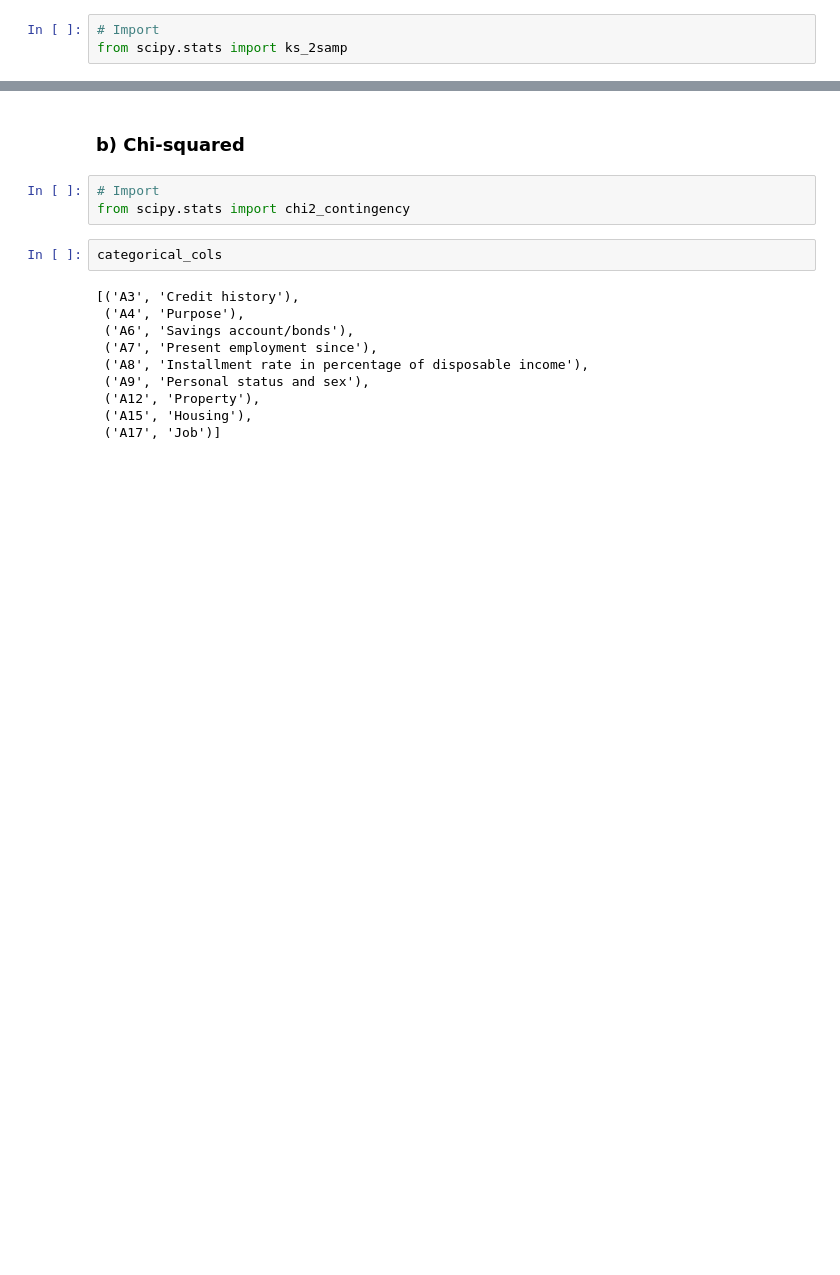
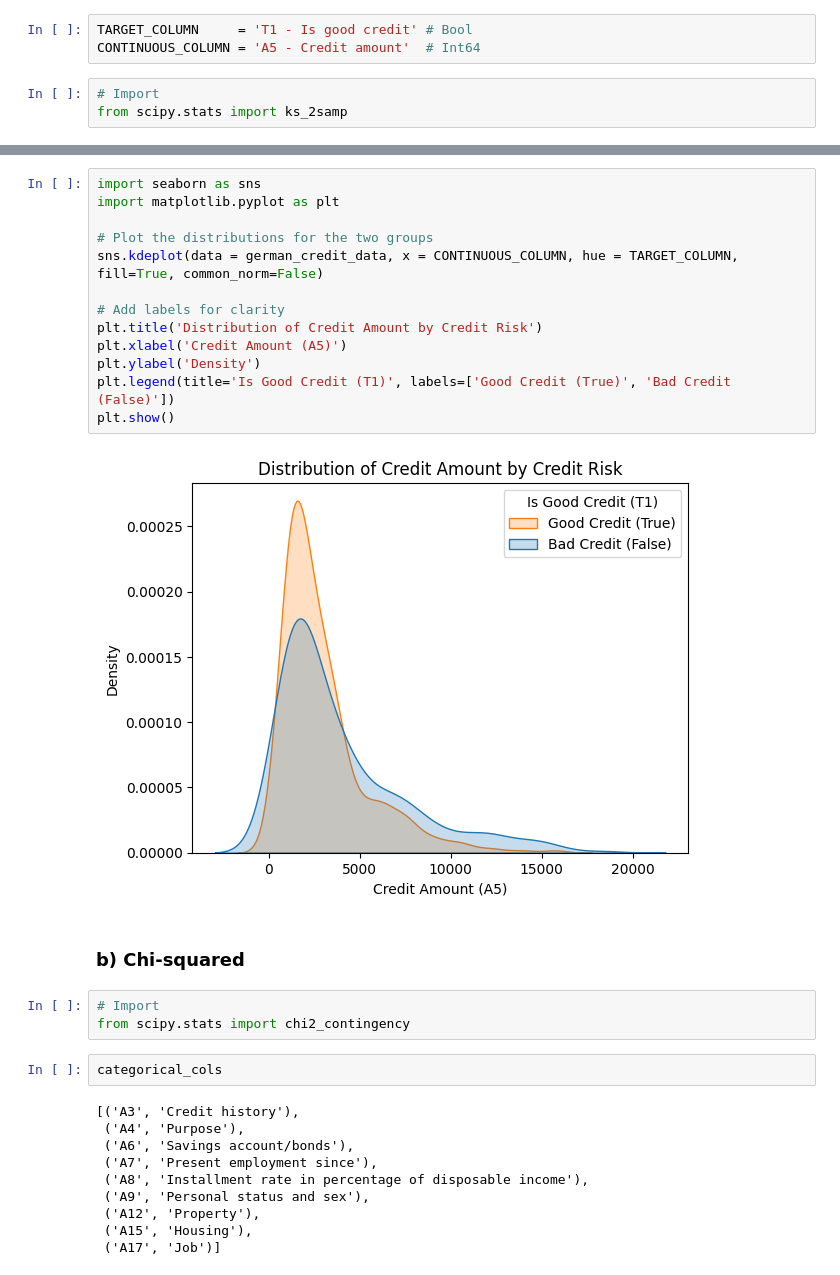
Before and after one commit to feed0/german-credit-data, a Jupyter notebook: python/src/2_fayaad_1_selection.ipynb, the cells around one changed output, grey strips where cells are left out. Saved outputs shown, nothing was run; the diff lists cells and outputs as text; blank space fills up the shorter version.

```diff
--- a/python/src/2_fayaad_1_selection.ipynb
+++ b/python/src/2_fayaad_1_selection.ipynb
@@ -234,3 +246,6 @@ TARGET_COL = ('T1', 'Is good credit')
+# %%
+TARGET_COLUMN     = 'T1 - Is good credit' # Bool
+CONTINUOUS_COLUMN = 'A5 - Credit amount'  # Int64
 # %%
 # Import
 from scipy.stats import ks_2samp
@@ -247,6 +263,21 @@ ks_stat, ks_pvalue = ks_2samp(good_credit_group, bad_credit_group)
 print(f"KS statistic: {ks_stat:.4f}, p-value: {ks_pvalue:.4g}")
 # %% [output]
 KS statistic: 0.1571, p-value: 5.484e-05
+# %%
+import seaborn as sns
+import matplotlib.pyplot as plt
+
+# Plot the distributions for the two groups
+sns.kdeplot(data = german_credit_data, x = CONTINUOUS_COLUMN, hue = TARGET_COLUMN, fill=True, common_norm=False)
+
+# Add labels for clarity
+plt.title('Distribution of Credit Amount by Credit Risk')
+plt.xlabel('Credit Amount (A5)')
+plt.ylabel('Density')
+plt.legend(title='Is Good Credit (T1)', labels=['Good Credit (True)', 'Bad Credit (False)'])
+plt.show()
+# %% [output]
+[figure, added]
 # %% [markdown]
 ### b) Chi-squared
 # %%
```
Also changed, not shown: parts of 5 cells of this notebook.
